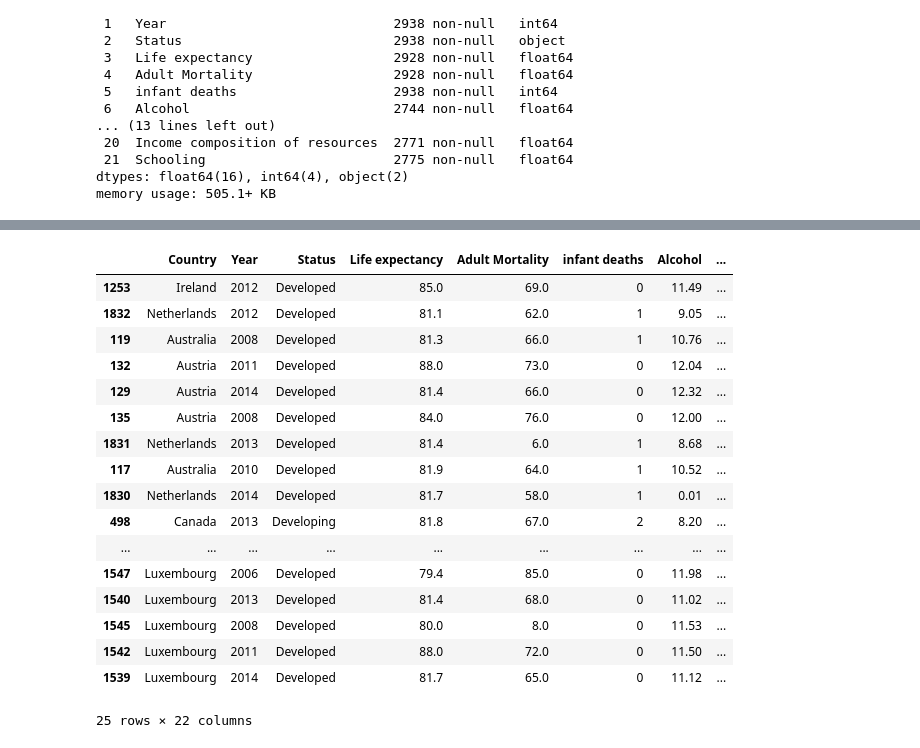
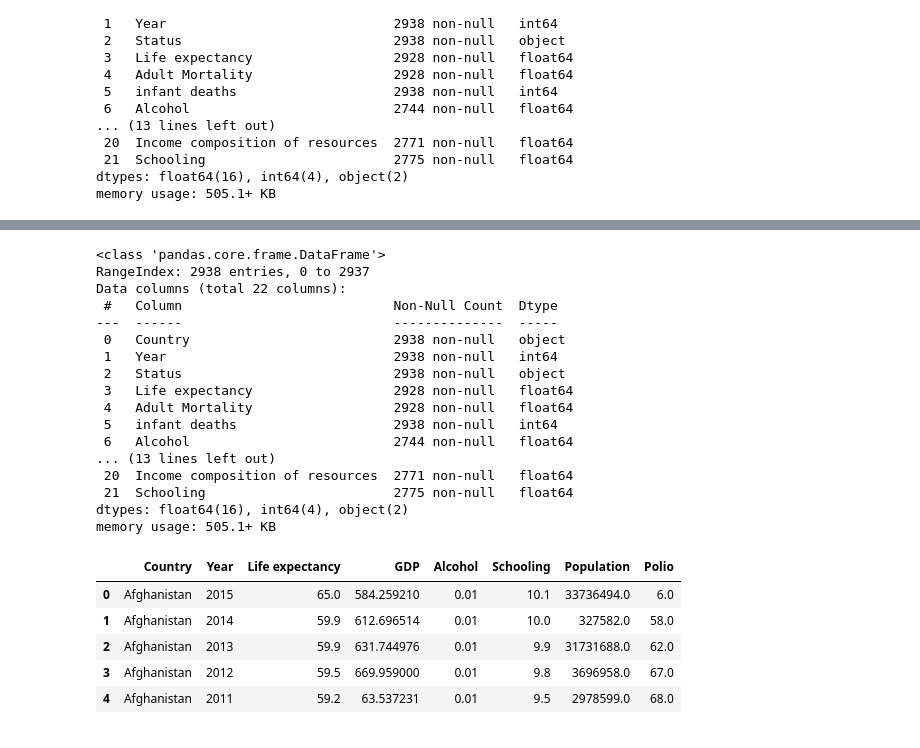
Before and after one commit to Manish-Kumar-9782/Tutorials-, a Jupyter notebook: Python DataScience/Life Expectancy Data Analysis.ipynb, the cells around one changed output, grey strips where cells are left out. Drawn from its saved outputs; the diff is of its cells as text; code cells hidden in the pictures.

Commit message:
worked on the life expectancy dataset

```diff
--- a/Python DataScience/Life Expectancy Data Analysis.ipynb
+++ b/Python DataScience/Life Expectancy Data Analysis.ipynb
@@ -37,4 +37,4 @@ Data columns (total 22 columns):
 dtypes: float64(16), int64(4), object(2)
 memory usage: 505.1+ KB
 # %%
-df.Country.unique()
+df.columns = [x.strip() for x in df.columns]
@@ -59,26 +51,32 @@ array(['Afghanistan', 'Albania', 'Algeria', 'Angola',
 # %%
-df_gdp =  df.sort_values("GDP")
+df.info()
+# %% [output]
+<class 'pandas.core.frame.DataFrame'>
+RangeIndex: 2938 entries, 0 to 2937
+Data columns (total 22 columns):
+ #   Column                           Non-Null Count  Dtype
+---  ------                           --------------  -----
+ 0   Country                          2938 non-null   object
+ 1   Year                             2938 non-null   int64
+ 2   Status                           2938 non-null   object
+ 3   Life expectancy                  2928 non-null   float64
+ 4   Adult Mortality                  2928 non-null   float64
+ 5   infant deaths                    2938 non-null   int64
+ 6   Alcohol                          2744 non-null   float64
+... (13 lines left out)
+ 20  Income composition of resources  2771 non-null   float64
+ 21  Schooling                        2775 non-null   float64
+dtypes: float64(16), int64(4), object(2)
+memory usage: 505.1+ KB
 # %%
-df_gdp.dropna(inplace=True)
+df_short = df[["Country", "Year","Life expectancy","GDP", "Alcohol", "Schooling", "Population", "Polio"]].copy()
 # %%
-df_gdp[-25:]
+df_short.head()
 # %% [output]
-|  | Country | Year | Status | Life expectancy | Adult Mortality | infant deaths | Alcohol | ... |
-| 1253 | Ireland | 2012 | Developed | 85.0 | 69.0 | 0 | 11.49 | ... |
-| 1832 | Netherlands | 2012 | Developed | 81.1 | 62.0 | 1 | 9.05 | ... |
-| 119 | Australia | 2008 | Developed | 81.3 | 66.0 | 1 | 10.76 | ... |
-| 132 | Austria | 2011 | Developed | 88.0 | 73.0 | 0 | 12.04 | ... |
-| 129 | Austria | 2014 | Developed | 81.4 | 66.0 | 0 | 12.32 | ... |
-| 135 | Austria | 2008 | Developed | 84.0 | 76.0 | 0 | 12.00 | ... |
-| 1831 | Netherlands | 2013 | Developed | 81.4 | 6.0 | 1 | 8.68 | ... |
-| 117 | Australia | 2010 | Developed | 81.9 | 64.0 | 1 | 10.52 | ... |
-| 1830 | Netherlands | 2014 | Developed | 81.7 | 58.0 | 1 | 0.01 | ... |
-| 498 | Canada | 2013 | Developing | 81.8 | 67.0 | 2 | 8.20 | ... |
-| ... | ... | ... | ... | ... | ... | ... | ... | ... |
-| 1547 | Luxembourg | 2006 | Developed | 79.4 | 85.0 | 0 | 11.98 | ... |
-| 1540 | Luxembourg | 2013 | Developed | 81.4 | 68.0 | 0 | 11.02 | ... |
-| 1545 | Luxembourg | 2008 | Developed | 80.0 | 8.0 | 0 | 11.53 | ... |
-| 1542 | Luxembourg | 2011 | Developed | 88.0 | 72.0 | 0 | 11.50 | ... |
-| 1539 | Luxembourg | 2014 | Developed | 81.7 | 65.0 | 0 | 11.12 | ... |
+|  | Country | Year | Life expectancy | GDP | Alcohol | Schooling | Population | Polio |
+| 0 | Afghanistan | 2015 | 65.0 | 584.259210 | 0.01 | 10.1 | 33736494.0 | 6.0 |
+| 1 | Afghanistan | 2014 | 59.9 | 612.696514 | 0.01 | 10.0 | 327582.0 | 58.0 |
+| 2 | Afghanistan | 2013 | 59.9 | 631.744976 | 0.01 | 9.9 | 31731688.0 | 62.0 |
+| 3 | Afghanistan | 2012 | 59.5 | 669.959000 | 0.01 | 9.8 | 3696958.0 | 67.0 |
+| 4 | Afghanistan | 2011 | 59.2 | 63.537231 | 0.01 | 9.5 | 2978599.0 | 68.0 |
-25 rows × 22 columns
 # %%
```
Also changed, not shown: parts of 13 cells of this notebook.
